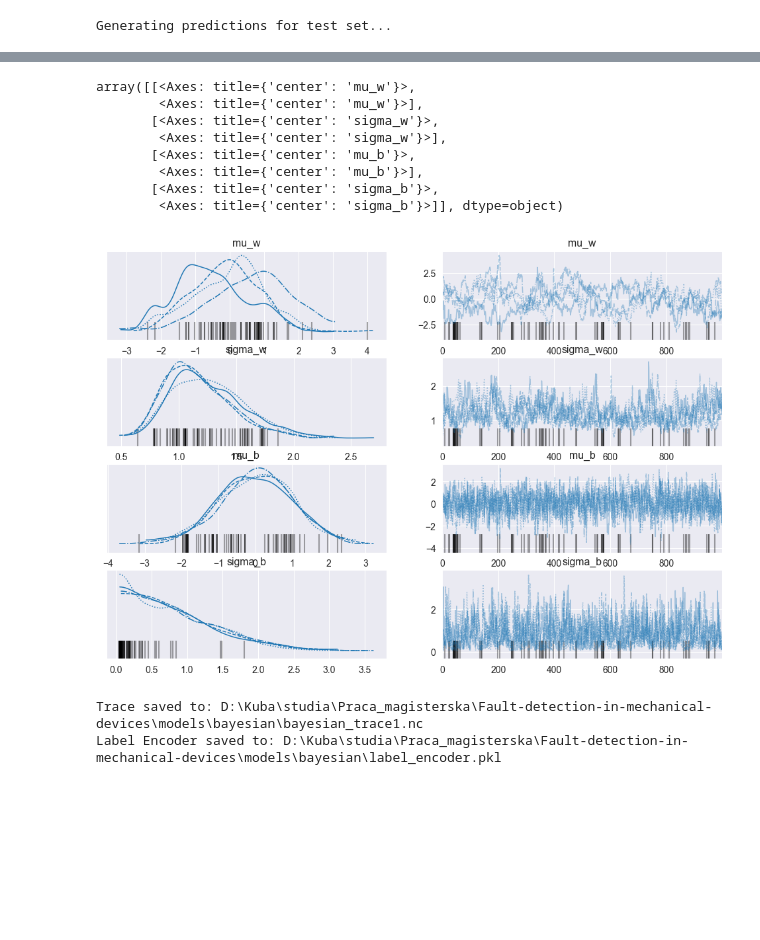
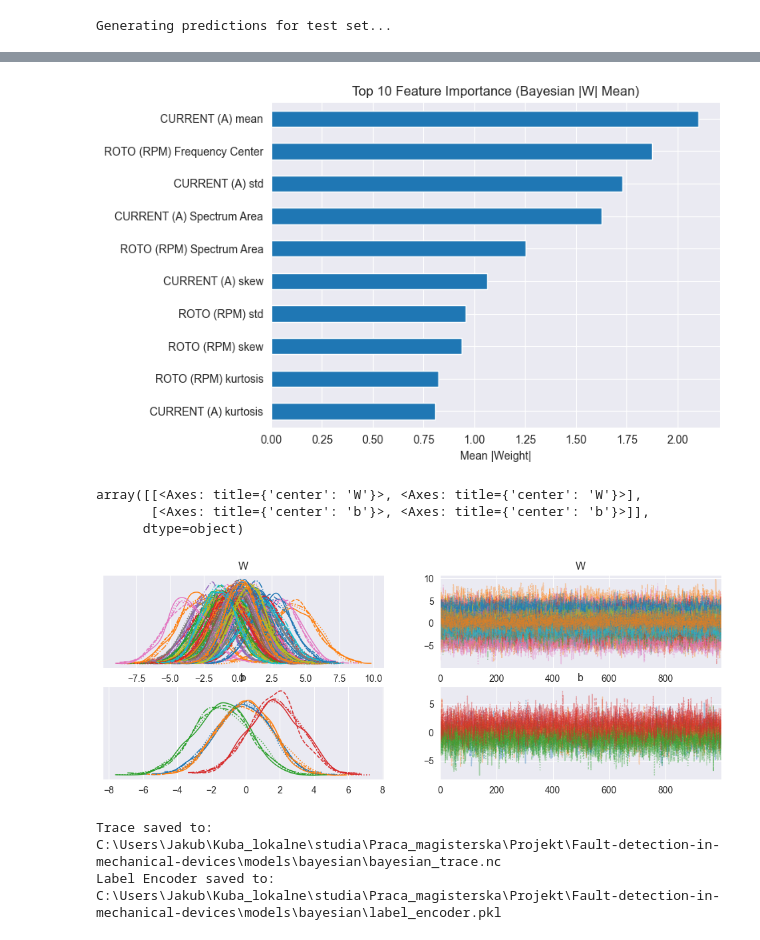
Before and after one commit to JakubTom1/Fault-detection-in-mechanical-devices, a Jupyter notebook: models_code/AnalysisModels/BayesianSoftmax.ipynb, the cells around one changed output, grey strips where cells are left out. Saved outputs shown, nothing was run; the diff lists cells and outputs as text; code cells hidden in the pictures; blank space fills up the shorter version.

Commit message:
bayesian fix and uncertainity comparison correction

```diff
--- a/models_code/AnalysisModels/BayesianSoftmax.ipynb
+++ b/models_code/AnalysisModels/BayesianSoftmax.ipynb
@@ -66,25 +69,19 @@ coords = {
 print("\nDefining probabilistic model...")
 with pm.Model(coords=coords) as model:
     # --- Priors ---
-    mu_w = pm.Normal("mu_w", mu=0, sigma=1)
-    sigma_w = pm.HalfNormal("sigma_w", sigma=1)
-
-    mu_b = pm.Normal("mu_b", mu=0, sigma=1)
-    sigma_b = pm.HalfNormal("sigma_b", sigma=1)
-
     # Weights matrix [features x classes]
-    W = pm.Normal("W", mu=mu_w, sigma=sigma_w, shape=(n_features, n_classes))
+    W = pm.Normal("W", mu=0, sigma=2.0, shape=(n_features, n_classes))
     # Bias vector [classes]
-    b = pm.Normal("b", mu=mu_b, sigma=sigma_b, shape=(n_classes,))
+    b = pm.Normal("b", mu=0, sigma=2.0, shape=(n_classes,))
 
     # --- Likelihood ---
     # Softmax Regression formula: X * W + b
-    logits = pt.dot(X_train, W) + b
+    mu = pm.math.dot(X_train, W) + b
+    p = pm.math.softmax(mu, axis=1)
 
-    # Categorical likelihood with Softmax probability
-    y_obs = pm.Categorical(
-        "y_obs",
-        p=pm.math.softmax(logits, axis=1),
-        observed=y_train
-    )
+    # Likelihood
+    y_obs = pm.Categorical("y_obs", p=p, observed=y_train)
+
+    # Sample from priors
+    prior_checks = pm.sample_prior_predictive(samples=500, random_seed=42)
 # %% [output]
@@ -98,7 +96,7 @@ with model:
     # draws=1000: number of samples to keep
     # tune=1000: number of samples to discard (tuning step)
     # chains=4: number of independent chains
-    trace = pm.sample(draws=1000, tune=1000, chains=4, target_accept=0.9, return_inferencedata=True)
+    trace = pm.sample(draws=1000, tune=1000, chains=4, target_accept=0.95, return_inferencedata=True, random_seed=42)
 
 elapsed_time = time.time() - start_time
 print(f"Sampling finished in {elapsed_time:.2f}s")
@@ -180,18 +182,30 @@ plt.show()
+# %%
+bayes_importances = np.mean(np.abs(W_mean), axis=1)
+importances = pd.Series(
+    bayes_importances,
+    index=feature_cols
+).sort_values(ascending=False)
+
+plt.figure(figsize=(8, 5))
+importances.head(10).plot(kind='barh')
+plt.title("Top 10 Feature Importance (Bayesian |W| Mean)")
+plt.xlabel("Mean |Weight|")
+plt.gca().invert_yaxis()
+plt.tight_layout()
+plt.savefig(os.path.join(RESULTS_DIR, 'bayesian_feature_importance.png'))
+plt.show()
+# %% [output]
+[figure, added]
 # %%
-az.plot_trace(trace, var_names=["mu_w", "sigma_w", "mu_b", "sigma_b"])
+az.plot_trace(trace, var_names=["W", "b"])
 # %% [output]
-array([[<Axes: title={'center': 'mu_w'}>,
-        <Axes: title={'center': 'mu_w'}>],
-       [<Axes: title={'center': 'sigma_w'}>,
-        <Axes: title={'center': 'sigma_w'}>],
-       [<Axes: title={'center': 'mu_b'}>,
-        <Axes: title={'center': 'mu_b'}>],
-       [<Axes: title={'center': 'sigma_b'}>,
-        <Axes: title={'center': 'sigma_b'}>]], dtype=object)
+array([[<Axes: title={'center': 'W'}>, <Axes: title={'center': 'W'}>],
+       [<Axes: title={'center': 'b'}>, <Axes: title={'center': 'b'}>]],
+      dtype=object)
-[figure, old version]
+[figure, new version]
 # %%
 # === SAVING ARTIFACTS ===
-trace_path = os.path.join(MODELS_DIR, 'bayesian_trace1.nc')
+trace_path = os.path.join(MODELS_DIR, 'bayesian_trace.nc')
 trace.to_netcdf(trace_path)
 print(f"\nTrace saved to: {trace_path}")
 
@@ -201,5 +215,5 @@ joblib.dump(le, encoder_path)
 joblib.dump(y_map, os.path.join(MODELS_DIR, 'class_map.pkl'))
 print(f"Label Encoder saved to: {encoder_path}")
 # %% [output]
-Trace saved to: D:\Kuba\studia\Praca_magisterska\Fault-detection-in-mechanical-devices\models\bayesian\bayesian_trace1.nc
-Label Encoder saved to: D:\Kuba\studia\Praca_magisterska\Fault-detection-in-mechanical-devices\models\bayesian\label_encoder.pkl
+Trace saved to: C:\Users\Jakub\Kuba_lokalne\studia\Praca_magisterska\Projekt\Fault-detection-in-mechanical-devices\models\bayesian\bayesian_trace.nc
+Label Encoder saved to: C:\Users\Jakub\Kuba_lokalne\studia\Praca_magisterska\Projekt\Fault-detection-in-mechanical-devices\models\bayesian\label_encoder.pkl
```
Also changed, not shown: parts of 7 cells of this notebook, 8 other files.
